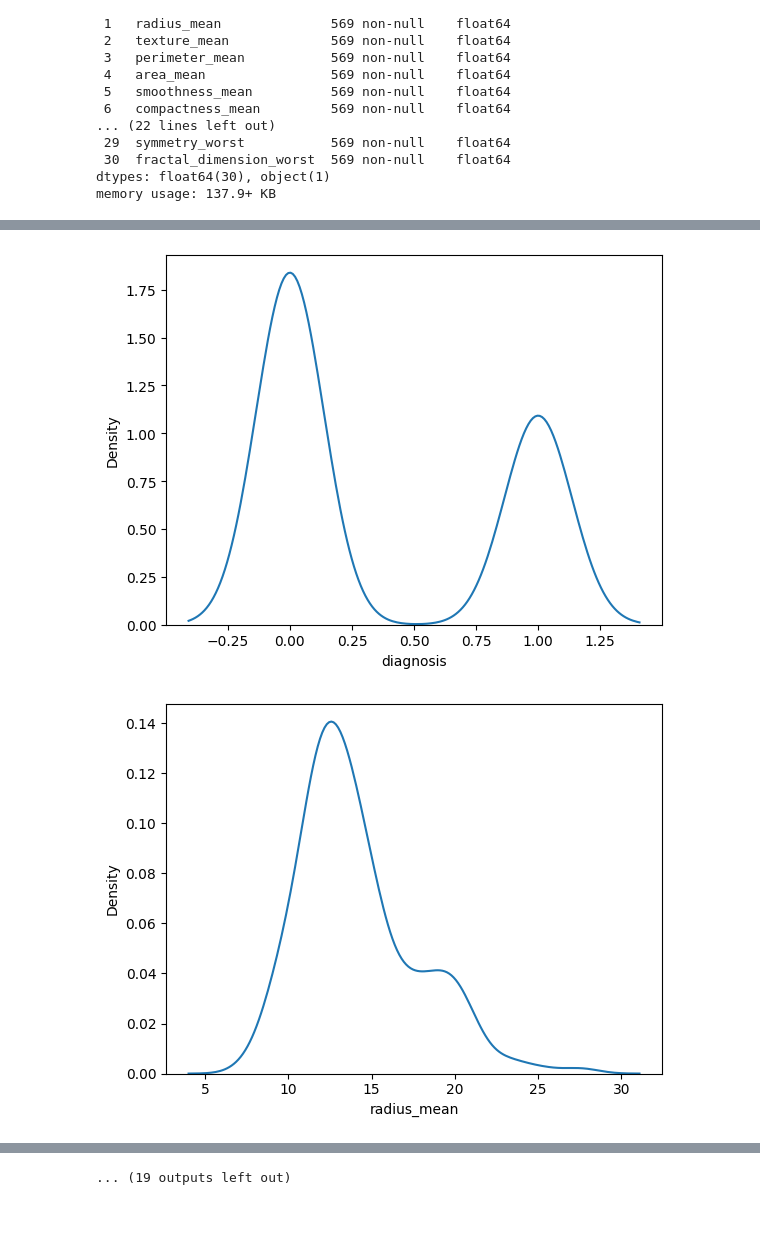
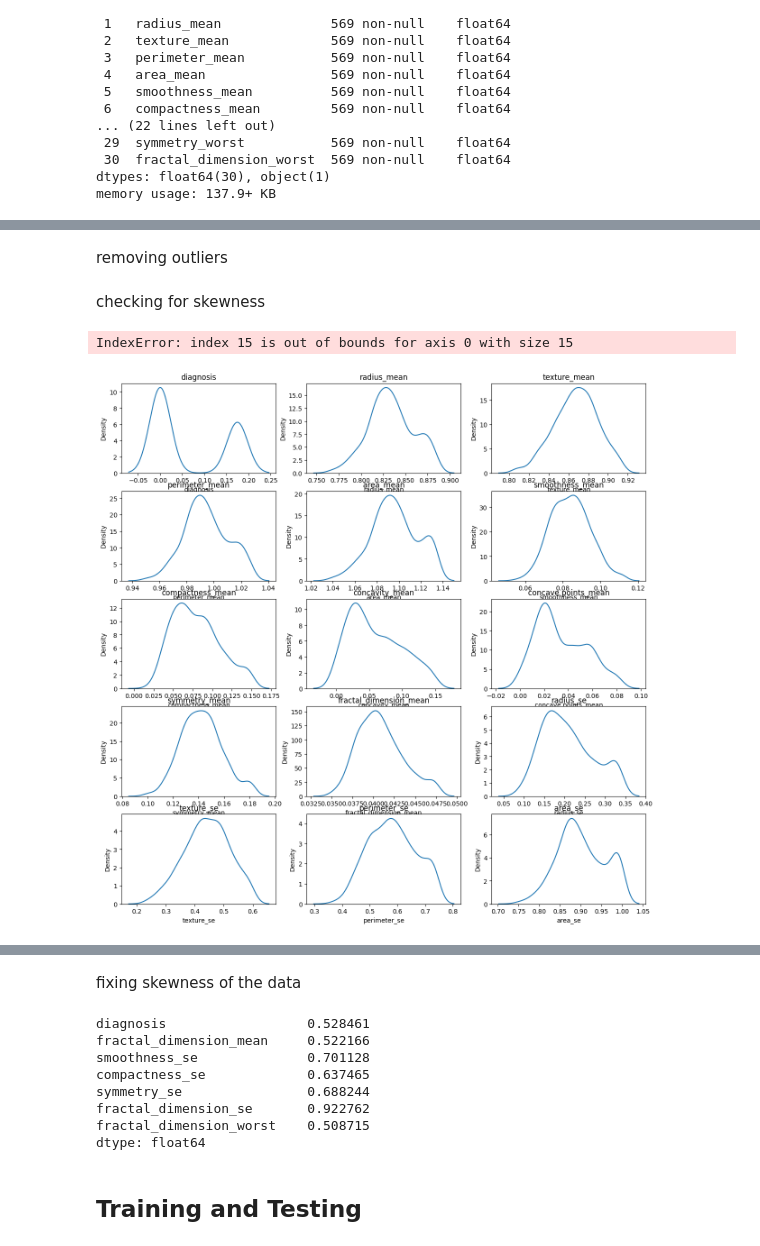
Before and after one commit to sucxay/Disease-predictor, a Jupyter notebook: notebooks/breast_Cancer.ipynb, the cells around one changed output, grey strips where cells are left out. Cells and saved outputs as stored; diff of their text form; code cells hidden in the pictures; blank space fills up the shorter version.

```diff
--- a/notebooks/breast_Cancer.ipynb
+++ b/notebooks/breast_Cancer.ipynb
@@ -98 +93,15 @@ df.describe()
 8 rows × 31 columns
+# %%
+import math
+cols = df.columns
+n = len(cols)
+rows = math.ceil(n/3)
+fig ,axes = plt.subplots(nrows = 5 , ncols =3 , figsize = (15,rows*4))
+
+axes = axes.flatten()
+for i , col in enumerate(cols):
+    sns.boxplot(df[col],ax =axes[i])
+    axes[i].set_title(col)
+
+plt.tight_layout()
+plt.show()
@@ -99,7 +111,33 @@ df.describe()
+# %% [markdown]
+removing outliers
+# %%
+for col in df.columns:
+    if col == 'diagnosis':
+        continue
+    Q1 = df[col].quantile(0.25)
+    Q3 = df[col].quantile(0.75)
+    IQR = Q3 - Q1
+
+    lower = Q1-1.5*IQR
+    upper = Q3+1.5*IQR
+    df[col] = df[col].clip(lower,upper)
+# %% [markdown]
+checking for skewness
 # %%
-for col in df.columns:
-    sns.kdeplot(df[col])
-    plt.show()
+
+fig, axes = plt.subplots(nrows=5, ncols=3, figsize=(15, 15))
+axes = axes.flatten()
+
+for i, col in enumerate(cols):
+    sns.kdeplot(df[col], ax=axes[i])
+    axes[i].set_title(col)
+
+# Remove empty plots
+for j in range(i+1, len(axes)):
+    fig.delaxes(axes[j])
+
+plt.tight_layout()
+plt.show()
 # %% [output]
+IndexError: index 15 is out of bounds for axis 0 with size 15
-[figure, old version]
+[figure, new version]
-[figure, removed]
@@ -116 +144,16 @@ for col in df.columns:
-... (19 outputs left out)
+# %% [markdown]
+fixing skewness of the data
+# %%
+skew = df.skew()
+
+high_skew = skew[abs(skew)>0.5]
+print(high_skew)
+# %% [output]
+diagnosis                  0.528461
+fractal_dimension_mean     0.522166
+smoothness_se              0.701128
+compactness_se             0.637465
+symmetry_se                0.688244
+fractal_dimension_se       0.922762
+fractal_dimension_worst    0.508715
+dtype: float64
@@ -116,0 +165,2 @@ for col in df.columns:
+# %% [markdown]
+## Training and Testing
```
Also changed, not shown: parts of 20 cells of this notebook, 3 other files.
